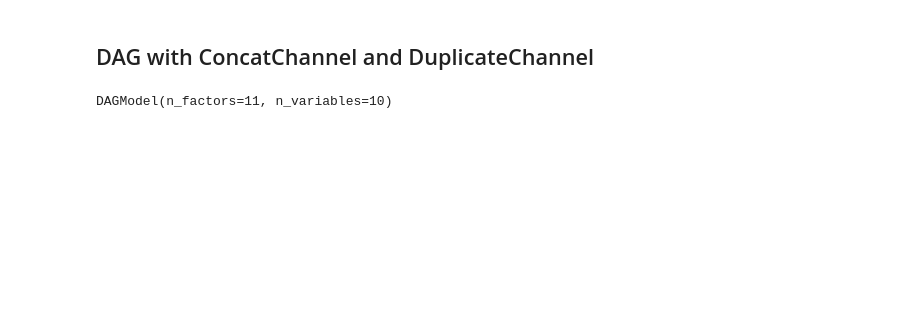
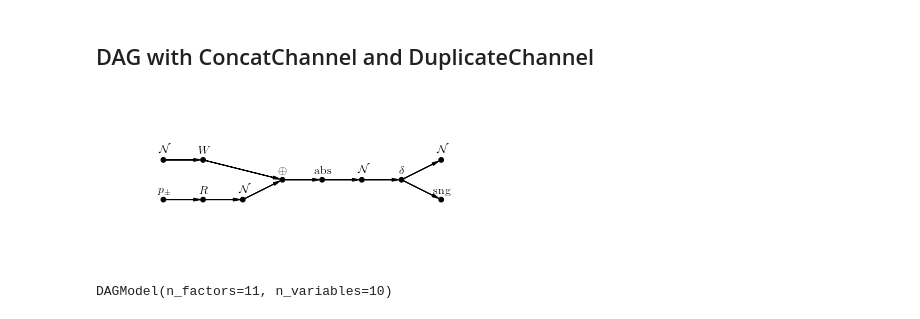
Before and after one commit to sphinxteam/tramp, a Jupyter notebook: notebooks/Test_plotting_model_DAG.ipynb, the cells around one changed output. Saved outputs shown, nothing was run; the diff lists cells and outputs as text; code cells hidden in the pictures; blank space fills up the shorter version.

```diff
--- a/notebooks/Test_plotting_model_DAG.ipynb
+++ b/notebooks/Test_plotting_model_DAG.ipynb
@@ -61,40 +55,26 @@ model.daft()
 # %% [markdown]
 ## DAG with ConcatChannel and DuplicateChannel
 # %%
-factor_dag = nx.DiGraph()
-
 a1 = GaussianPrior(size=2)
 b1 = LinearChannel(np.random.randn(3,2))
 
 a2 = BinaryPrior(size=5)
 b2 = RotationChannel(R5)
 c2 = GaussianChannel()
 
 d = ConcatChannel(N1=3, N2=5)
 e = AbsChannel()
 f = GaussianChannel()
 
 g = DuplicateChannel()
 
 h1 = GaussianLikelihood(y=np.zeros(8))
 h2 = SngLikelihood(y=np.zeros(8))
 
-factor_dag.add_node(a1, size=2)
-factor_dag.add_edge(a1, b1)
-
-factor_dag.add_node(a2, size=5)
-factor_dag.add_edge(a2, b2)
-factor_dag.add_edge(b2, c2)
-
-factor_dag.add_edge(b1, d)
-factor_dag.add_edge(c2, d)
-
-factor_dag.add_edge(d, e)
-factor_dag.add_edge(e, f)
-factor_dag.add_edge(f, g)
-
-factor_dag.add_edge(g, h1)
-factor_dag.add_edge(g, h2)
+factor_dag = (a1 @ b1 + a2 @ b2 @ c2) @ d @ e @ f @ g @ (h1 + h2)
+factor_dag.daft()
+# %% [output]
+[figure, added]
 # %%
 model = FactorPGM(factor_dag)
 model
```
Also changed, not shown: parts of 5 cells of this notebook, 1 other file.
